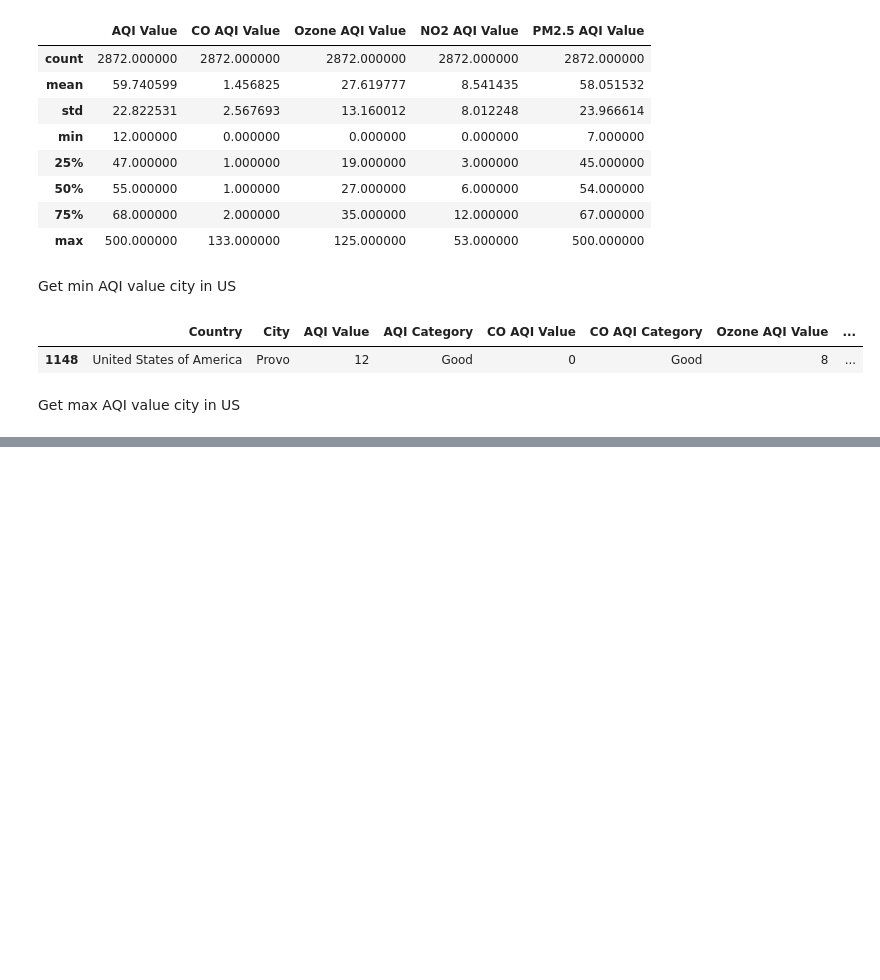
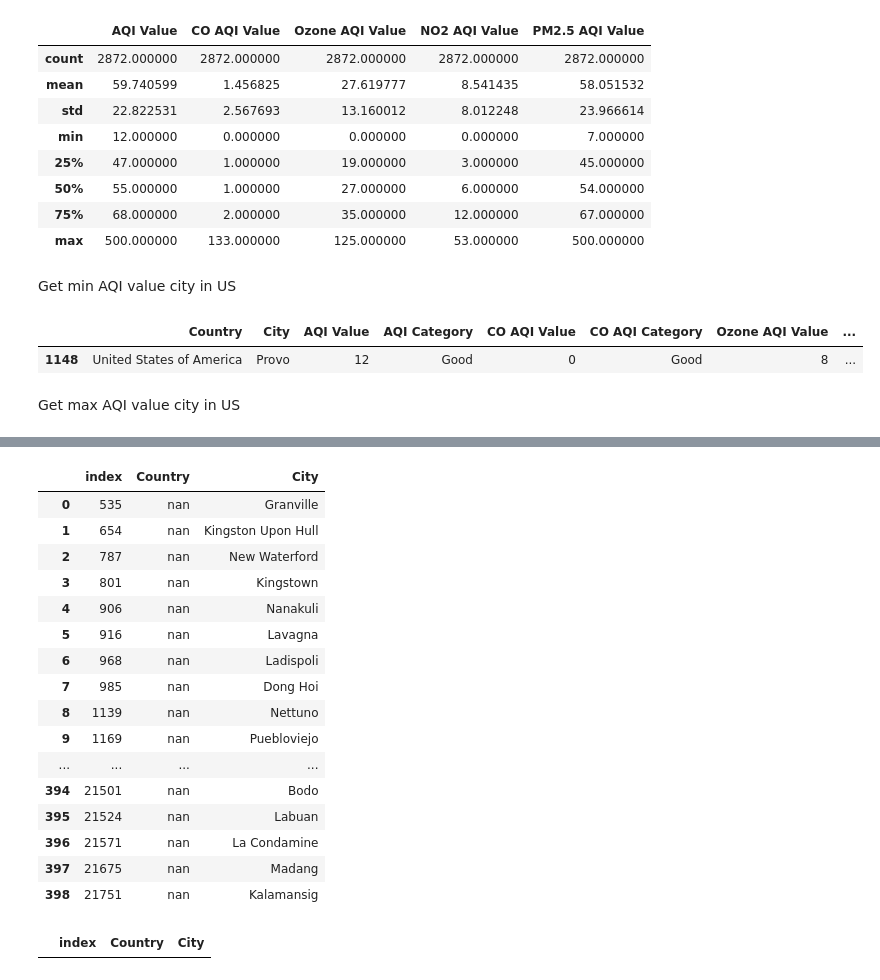
Before and after one commit to aroshacdX/msc-project-individual, a Jupyter notebook: AirPollutionAnalysis.ipynb, the cells around one changed output, grey strips where cells are left out. Cells and saved outputs as stored; diff of their text form; code cells hidden in the pictures; blank space fills up the shorter version.

Commit message:
Preprocessed data in the pollution_df data frame

```diff
--- a/AirPollutionAnalysis.ipynb
+++ b/AirPollutionAnalysis.ipynb
@@ -130,0 +151,31 @@ us_df[us_df['AQI Value']==us_df['AQI Value'].max()]
+# %%
+#display null values
+null_data = pollution_df[pollution_df['Country'].isnull() | pollution_df['City'].isnull()]
+null_data[['Country', 'City']].reset_index().style.set_table_attributes('style="max-height:300px; overflow-y:scroll; display:inline-block;"')
+# %% [output]
+|  | index | Country | City |
+| 0 | 535 | nan | Granville |
+| 1 | 654 | nan | Kingston Upon Hull |
+| 2 | 787 | nan | New Waterford |
+| 3 | 801 | nan | Kingstown |
+| 4 | 906 | nan | Nanakuli |
+| 5 | 916 | nan | Lavagna |
+| 6 | 968 | nan | Ladispoli |
+| 7 | 985 | nan | Dong Hoi |
+| 8 | 1139 | nan | Nettuno |
+| 9 | 1169 | nan | Puebloviejo |
+| ... | ... | ... | ... |
+| 394 | 21501 | nan | Bodo |
+| 395 | 21524 | nan | Labuan |
+| 396 | 21571 | nan | La Condamine |
+| 397 | 21675 | nan | Madang |
+| 398 | 21751 | nan | Kalamansig |
+# %%
+#remove null values
+pollution_df = pollution_df.dropna()
+
+#display null values
+null_data = pollution_df[pollution_df['Country'].isnull() | pollution_df['City'].isnull()]
+null_data[['Country', 'City']].reset_index().style.set_table_attributes('style="max-height:300px; overflow-y:scroll; display:inline-block;"')
+# %% [output]
+|  | index | Country | City |
```
Also changed, not shown: parts of 3 cells of this notebook.
